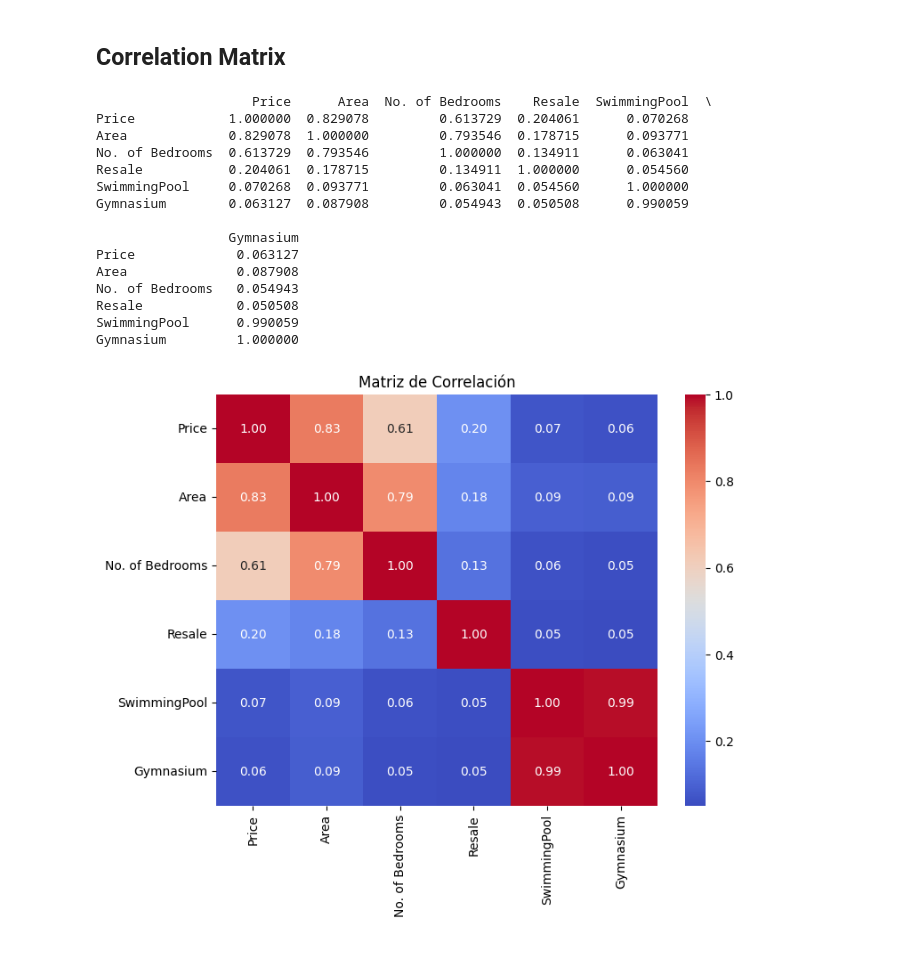
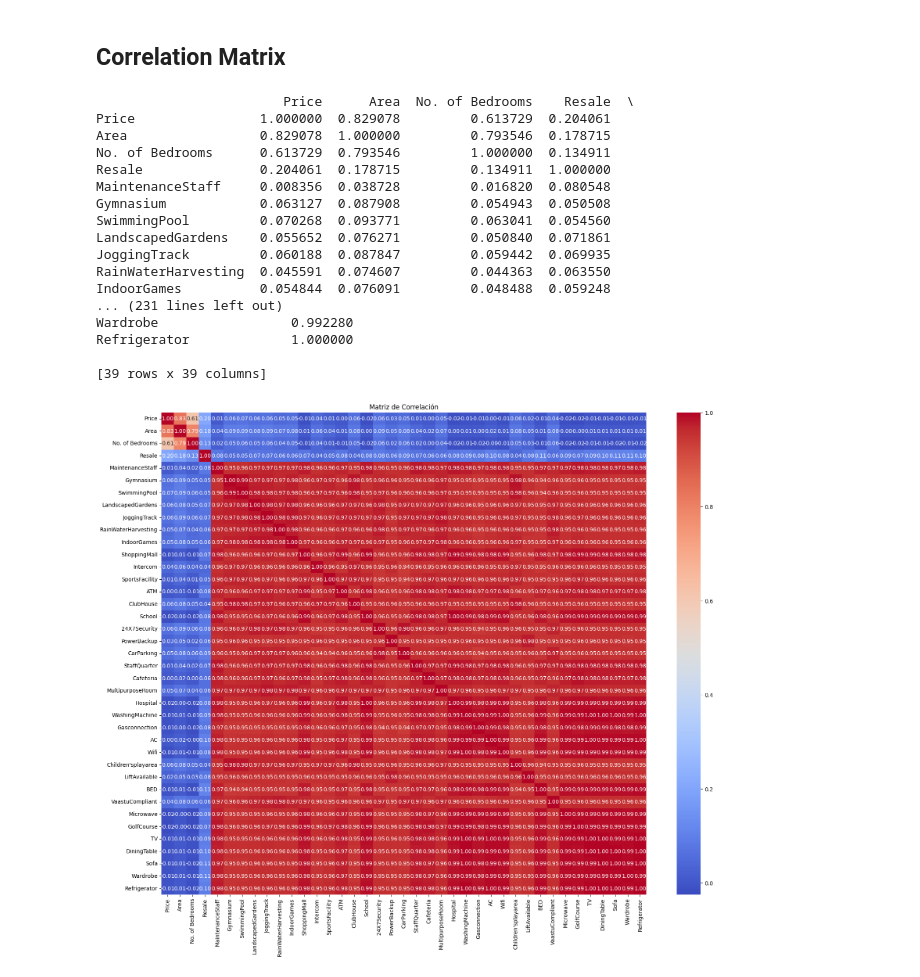
Before and after one commit to albertbolanoss/labs_machine_learning, a Jupyter notebook: notebooks/regresion_lineal/hyderabad_house_price/1.0_Data_visualization.ipynb, the cells around one changed output. Cells and saved outputs as stored; diff of their text form; code cells hidden in the pictures.

```diff
--- a/notebooks/regresion_lineal/hyderabad_house_price/1.0_Data_visualization.ipynb
+++ b/notebooks/regresion_lineal/hyderabad_house_price/1.0_Data_visualization.ipynb
@@ -161,39 +161,40 @@ df_info = house_prices_ds.apply(
 # %%
 import pandas as pd
 import seaborn as sns
 import matplotlib.pyplot as plt
 
-# Remove the column location
-house_prices_ds.drop(columns=["Location"])
+df = house_prices_ds.copy()
+numeric_ds = df.select_dtypes(include=["int64", "float64"])
 
 # Find correlation between variables
 # La correlación es una medida estadística que indica qué tan fuerte y en qué dirección se relacionan dos variables.
 # Si aumenta una variable y también aumenta la otra, decimos que hay correlación positiva.
 # Si aumenta una variable y la otra disminuye, hablamos de correlación negativa.
 # Si no hay un patrón claro, la correlación es cercana a 0 (sin relación lineal).
-numeric_cols = ["Price", "Area", "No. of Bedrooms", "Resale", "SwimmingPool", "Gymnasium"]
-corr = house_prices_ds[numeric_cols].corr()
+corr = numeric_ds.corr()
 print(corr)
 
 # HitMap
-plt.figure(figsize=(8,6))
+plt.figure(figsize=(20,16))
 sns.heatmap(corr, annot=True, cmap="coolwarm", fmt=".2f")
 plt.title("Matriz de Correlación")
 plt.show()
 # %% [output]
-                    Price      Area  No. of Bedrooms    Resale  SwimmingPool  \
-Price            1.000000  0.829078         0.613729  0.204061      0.070268
-Area             0.829078  1.000000         0.793546  0.178715      0.093771
-No. of Bedrooms  0.613729  0.793546         1.000000  0.134911      0.063041
-Resale           0.204061  0.178715         0.134911  1.000000      0.054560
-SwimmingPool     0.070268  0.093771         0.063041  0.054560      1.000000
-Gymnasium        0.063127  0.087908         0.054943  0.050508      0.990059
+                        Price      Area  No. of Bedrooms    Resale  \
+Price                1.000000  0.829078         0.613729  0.204061
+Area                 0.829078  1.000000         0.793546  0.178715
+No. of Bedrooms      0.613729  0.793546         1.000000  0.134911
+Resale               0.204061  0.178715         0.134911  1.000000
+MaintenanceStaff     0.008356  0.038728         0.016820  0.080548
+Gymnasium            0.063127  0.087908         0.054943  0.050508
+SwimmingPool         0.070268  0.093771         0.063041  0.054560
+LandscapedGardens    0.055652  0.076271         0.050840  0.071861
+JoggingTrack         0.060188  0.087847         0.059442  0.069935
+RainWaterHarvesting  0.045591  0.074607         0.044363  0.063550
+IndoorGames          0.054844  0.076091         0.048488  0.059248
+... (231 lines left out)
+Wardrobe                 0.992280
+Refrigerator             1.000000
 
-                 Gymnasium
-Price             0.063127
-Area              0.087908
-No. of Bedrooms   0.054943
-Resale            0.050508
-SwimmingPool      0.990059
-Gymnasium         1.000000
+[39 rows x 39 columns]
-[figure, old version]
+[figure, new version]
```
Also changed, not shown: 2 other files.
